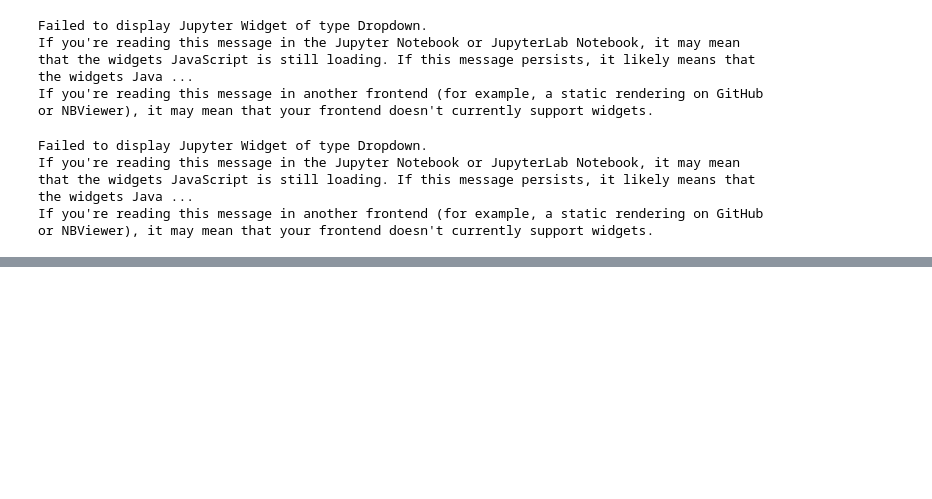
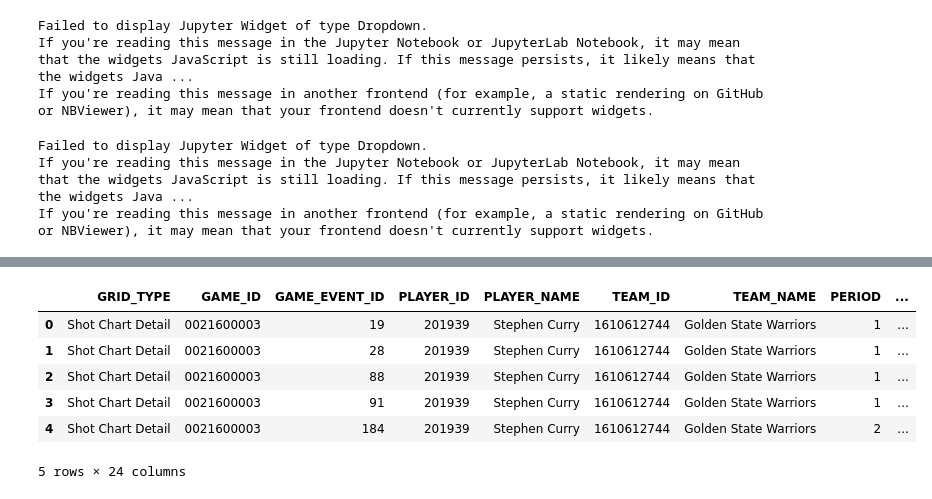
Before and after one commit to lurbisci/Spring-2018, a Jupyter notebook: Homeworks/Urbisci_Homework_2.ipynb, the cells around one changed output, grey strips where cells are left out. Cells and saved outputs as stored; diff of their text form; code cells hidden in the pictures; blank space fills up the shorter version.

```diff
--- a/Homeworks/Urbisci_Homework_2.ipynb
+++ b/Homeworks/Urbisci_Homework_2.ipynb
@@ -170,0 +155,39 @@ If you're reading this message in another frontend (for example, a static render
+# %%
+import matplotlib.pyplot as plt
+import seaborn as sns
+sns.set()
+%matplotlib inline
+
+params = {'PlayerID':'201939',
+          'PlayerPosition':'',
+          'Season':'2016-17',
+          'ContextMeasure':'FGA',
+          'DateFrom':'',
+          'DateTo':'',
+          'GameID':'',
+          'GameSegment':'',
+          'LastNGames':'0',
+          'LeagueID':'00',
+          'Location':'',
+          'Month':'0',
+          'OpponentTeamID':'0',
+          'Outcome':'',
+          'Period':'0',
+          'Position':'',
+          'RookieYear':'',
+          'SeasonSegment':'',
+          'SeasonType':'Regular Season',
+          'TeamID':'0',
+          'VsConference':'',
+          'VsDivision':''}
+
+shotdata = get_nba_data('shotchartdetail', params)
+shotdata.head()
+# %% [output]
+|  | GRID_TYPE | GAME_ID | GAME_EVENT_ID | PLAYER_ID | PLAYER_NAME | TEAM_ID | TEAM_NAME | PERIOD | ... |
+| 0 | Shot Chart Detail | 0021600003 | 19 | 201939 | Stephen Curry | 1610612744 | Golden State Warriors | 1 | ... |
+| 1 | Shot Chart Detail | 0021600003 | 28 | 201939 | Stephen Curry | 1610612744 | Golden State Warriors | 1 | ... |
+| 2 | Shot Chart Detail | 0021600003 | 88 | 201939 | Stephen Curry | 1610612744 | Golden State Warriors | 1 | ... |
+| 3 | Shot Chart Detail | 0021600003 | 91 | 201939 | Stephen Curry | 1610612744 | Golden State Warriors | 1 | ... |
+| 4 | Shot Chart Detail | 0021600003 | 184 | 201939 | Stephen Curry | 1610612744 | Golden State Warriors | 2 | ... |
+5 rows × 24 columns
```
Also changed, not shown: parts of 16 cells of this notebook.
